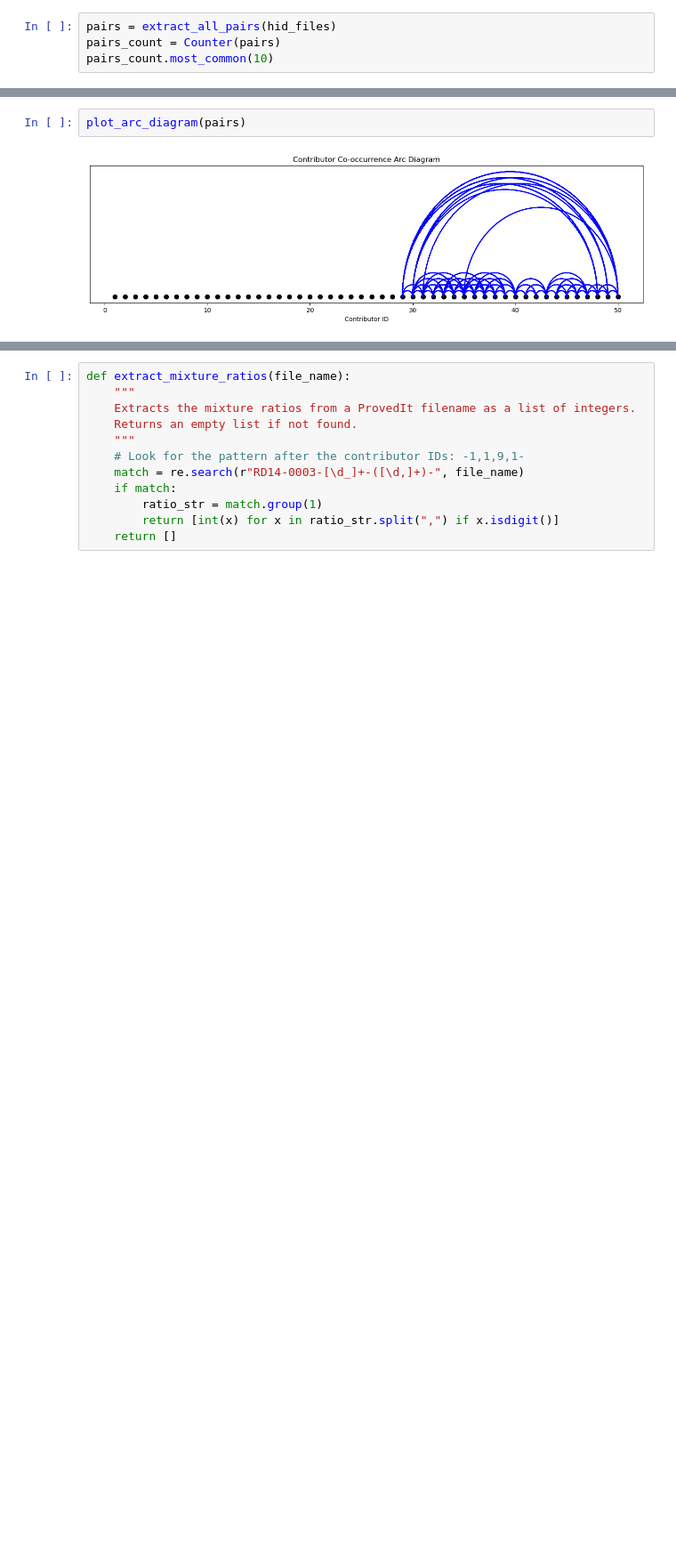
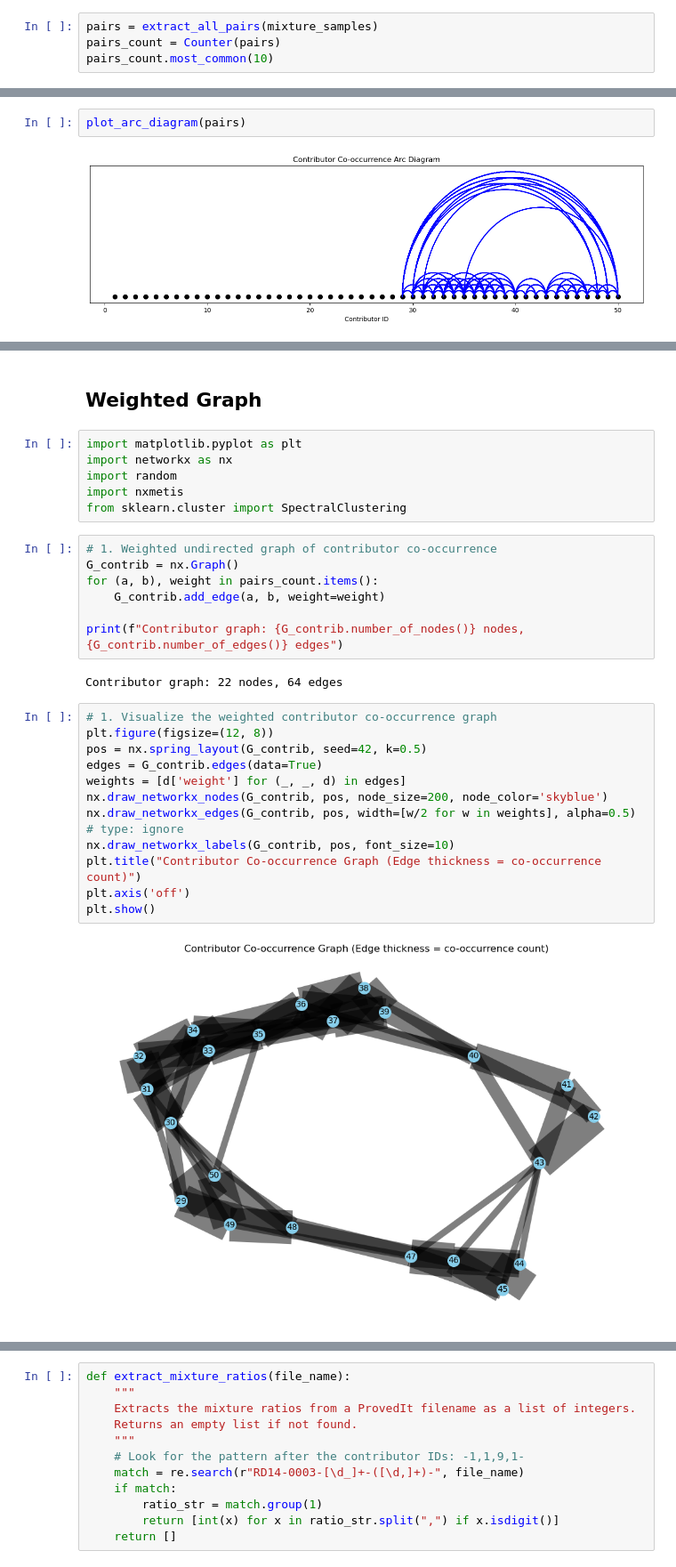
Before and after one commit to amar-mesic/DNANet, a Jupyter notebook: notebooks/visualize_provedit_contributor_mix.ipynb, the cells around one changed output, grey strips where cells are left out. Shown at 89% size. Saved outputs shown, nothing was run; the diff lists cells and outputs as text; blank space fills up the shorter version.

```diff
--- a/notebooks/visualize_provedit_contributor_mix.ipynb
+++ b/notebooks/visualize_provedit_contributor_mix.ipynb
@@ -59,5 +48,5 @@ Extract all contributor pairs from the files and count the frequency of each pai
 # %%
-pairs = extract_all_pairs(hid_files)
+pairs = extract_all_pairs(mixture_samples)
 pairs_count = Counter(pairs)
 pairs_count.most_common(10)
 # %% [output]
@@ -105,0 +101,31 @@ plot_arc_diagram(pairs)
+# %% [markdown]
+## Weighted Graph
+# %%
+import matplotlib.pyplot as plt
+import networkx as nx
+import random
+import nxmetis
+from sklearn.cluster import SpectralClustering
+# %%
+# 1. Weighted undirected graph of contributor co-occurrence
+G_contrib = nx.Graph()
+for (a, b), weight in pairs_count.items():
+    G_contrib.add_edge(a, b, weight=weight)
+
+print(f"Contributor graph: {G_contrib.number_of_nodes()} nodes, {G_contrib.number_of_edges()} edges")
+# %% [output]
+Contributor graph: 22 nodes, 64 edges
+# %%
+# 1. Visualize the weighted contributor co-occurrence graph
+plt.figure(figsize=(12, 8))
+pos = nx.spring_layout(G_contrib, seed=42, k=0.5)
+edges = G_contrib.edges(data=True)
+weights = [d['weight'] for (_, _, d) in edges]
+nx.draw_networkx_nodes(G_contrib, pos, node_size=200, node_color='skyblue')
+nx.draw_networkx_edges(G_contrib, pos, width=[w/2 for w in weights], alpha=0.5) # type: ignore
+nx.draw_networkx_labels(G_contrib, pos, font_size=10)
+plt.title("Contributor Co-occurrence Graph (Edge thickness = co-occurrence count)")
+plt.axis('off')
+plt.show()
+# %% [output]
+[figure, added]
```
Also changed, not shown: parts of 27 cells of this notebook, 9 other files.
